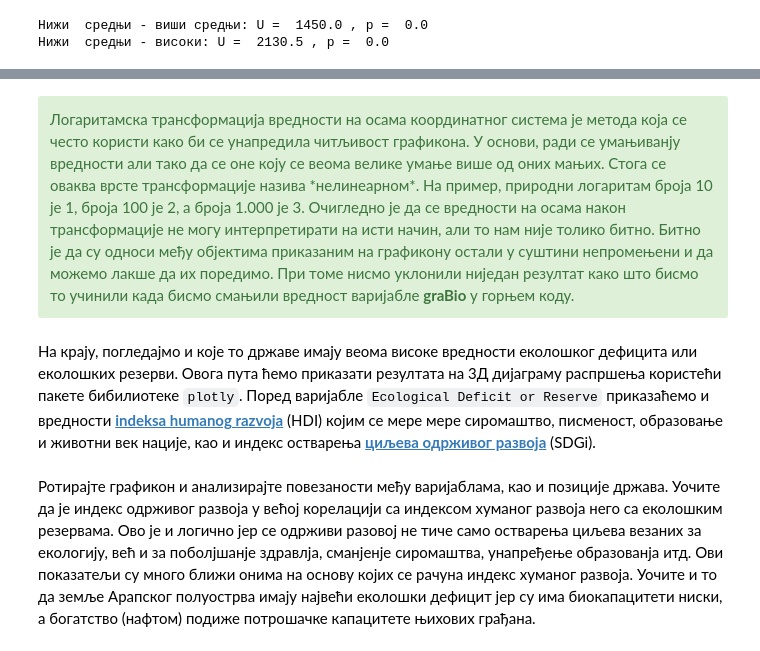
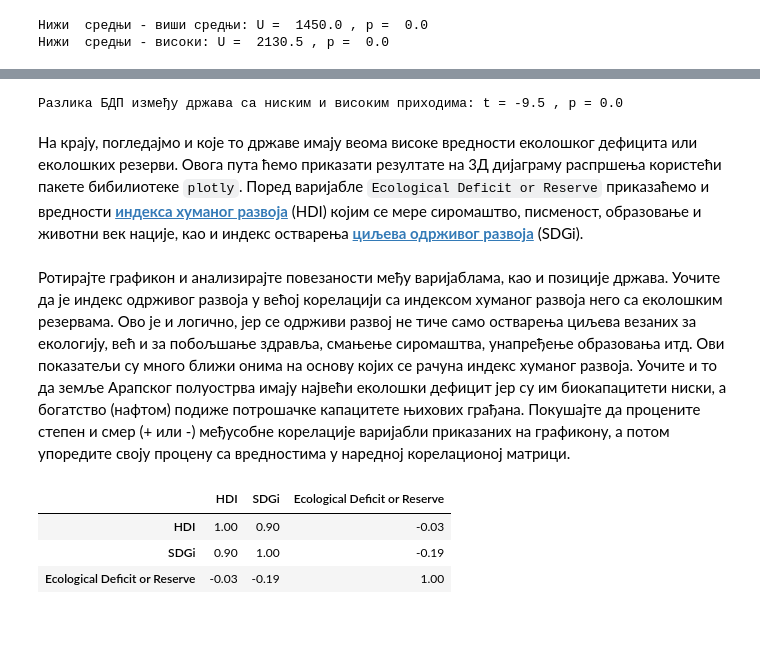
Before and after one commit to Petlja/Budi_Data_Driven_files, a Jupyter notebook: 04_Ekologija/EK03-Bogatstvo.ipynb, the cells around one changed output, grey strips where cells are left out. Cells and saved outputs as stored; diff of their text form; code cells hidden in the pictures; blank space fills up the shorter version.

```diff
--- a/04_Ekologija/EK03-Bogatstvo.ipynb
+++ b/04_Ekologija/EK03-Bogatstvo.ipynb
@@ -93,9 +156,12 @@ print ('Нижи  средњи - високи: U = ', MWNSVI[0].round(2), ', p =
-# %% [markdown]
-<div class="alert alert-block alert-success">
-Логаритамска трансформација вредности на осама координатног система је метода која се често користи како би се унапредила читљивост графикона. У основи, ради се умањиванју вредности али тако да се оне коју се веома велике умање више од оних мањих. Стога се оваква врсте трансформације назива *нелинеарном*. На пример, природни логаритам броја 10 је 1, броја 100 је 2, а броја 1.000 је 3. Очигледно је да се вредности на осама након трансформације не могу интерпретирати на исти начин, али то нам није толико битно. Битно је да су односи међу објектима приказаним на графикону остали у суштини непромењени и да можемо лакше да их поредимо. При томе нисмо уклонили ниједан резултат како што бисмо то учинили када бисмо смањили вредност варијабле <b>graBio</b> у горњем коду.
-</div>
+# %%
+ttestNSVS = ttest_ind(otisak[otisak['Income Group R'] == 1].dropna()['GDP per cap'],
+    otisak[otisak['Income Group R'] == 4].dropna()['GDP per cap'])
+
+print ('Разлика БДП између држава са ниским и високим приходима: t =', ttestNSVS[0].round(2), ', p =', ttestNSVS[1].round(2))
+# %% [output]
+Разлика БДП између држава са ниским и високим приходима: t = -9.5 , p = 0.0
 # %% [markdown]
-На крају, погледајмо и које то државе имају веома високе вредности еколошког дефицита или еколошких резерви. Овога пута ћемо приказати резултата на 3Д дијаграму распршења користећи пакете бибилиотеке `plotly`. Поред варијабле `Ecological Deficit or Reserve` приказаћемо и вредности __[indeksa humanog razvoja](https://sr.wikipedia.org/wiki/%D0%98%D0%BD%D0%B4%D0%B5%D0%BA%D1%81_%D1%85%D1%83%D0%BC%D0%B0%D0%BD%D0%BE%D0%B3_%D1%80%D0%B0%D0%B7%D0%B2%D0%BE%D1%98%D0%B0)__ (HDI) којим се мере мере сиромаштво, писменост, образовање и животни век нације, као и индекс остварења __[циљева одрживог развоја](https://www.rs.undp.org/content/serbia/sr/home/sustainable-development-goals.html)__ (SDGi).
+На крају, погледајмо и које то државе имају веома високе вредности еколошког дефицита или еколошких резерви. Овога пута ћемо приказати резултате на 3Д дијаграму распршења користећи пакете бибилиотеке `plotly`. Поред варијабле `Ecological Deficit or Reserve` приказаћемо и вредности __[индекса хуманог развоја](https://sr.wikipedia.org/wiki/%D0%98%D0%BD%D0%B4%D0%B5%D0%BA%D1%81_%D1%85%D1%83%D0%BC%D0%B0%D0%BD%D0%BE%D0%B3_%D1%80%D0%B0%D0%B7%D0%B2%D0%BE%D1%98%D0%B0)__ (HDI) којим се мере сиромаштво, писменост, образовање и животни век нације, као и индекс остварења __[циљева одрживог развоја](https://www.rs.undp.org/content/serbia/sr/home/sustainable-development-goals.html)__ (SDGi).
 # %%
 import plotly.express as px
 
@@ -110,6 +181,13 @@ graf.update_layout(margin=dict(l=0, r=0, t=0, b=0), legend=dict(title='Реги
 
 graf.show()
 # %% [markdown]
-Ротирајте графикон и анализирајте повезаности међу варијаблама, као и позиције држава. Уочите да је индекс одрживог развоја у већој корелацији са индексом хуманог развоја него са еколошким резервама. Ово је и логично јер се одрживи разовој не тиче само остварења циљева везаних за екологију, већ и за поболјшанје здравлја, сманјенје сиромаштва, унапређење образованја итд. Ови показатељи су много ближи онима на основу којих се рачуна индекс хуманог развоја. Уочите и то да земље Арапског полуострва имају највећи еколошки дефицит јер су има биокапацитети ниски, а богатство (нафтом) подиже потрошачке капацитете њихових грађана.
+Ротирајте графикон и анализирајте повезаности међу варијаблама, као и позиције држава. Уочите да је индекс одрживог развоја у већој корелацији са индексом хуманог развоја него са еколошким резервама. Ово је и логично, јер се одрживи развој не тиче само остварења циљева везаних за екологију, већ и за побољшање здравља, смањење сиромаштва, унапређење образовања итд. Ови показатељи су много ближи онима на основу којих се рачуна индекс хуманог развоја. Уочите и то да земље Арапског полуострва имају највећи еколошки дефицит јер су им биокапацитети ниски, а богатство (нафтом) подиже потрошачке капацитете њихових грађана. Покушајте да процените степен и смер (+ или -) међусобне корелације варијабли приказаних на графикону, а потом упоредите своју процену са вредностима у наредној корелационој матрици.
+# %%
+otisak[otisak['Ecological Deficit or Reserve'] < 20][['HDI', 'SDGi', 'Ecological Deficit or Reserve']].corr().round(2)
+# %% [output]
+|  | HDI | SDGi | Ecological Deficit or Reserve |
+| HDI | 1.00 | 0.90 | -0.03 |
+| SDGi | 0.90 | 1.00 | -0.19 |
+| Ecological Deficit or Reserve | -0.03 | -0.19 | 1.00 |
 # %% [markdown]
 <div class="alert alert-block alert-info"><img src="slike/zad.png" align="left"/>Покушајте сами да пронађете начин да промените називе региона у легенди графикона. Као полазна основа може да вам послужи <a href='https://stackoverflow.com/questions/64371174/plotly-how-to-change-variable-label-names-for-the-legend-in-a-plotly-express-li' target='_blank'>овај чланак</a>. Ако се не снађете, искористите код из датотеке <a href='podaci/legenda.txt' target='_blank'>legenda.txt</a>.</div>
```
Also changed, not shown: parts of 19 cells of this notebook, 44 other files.
